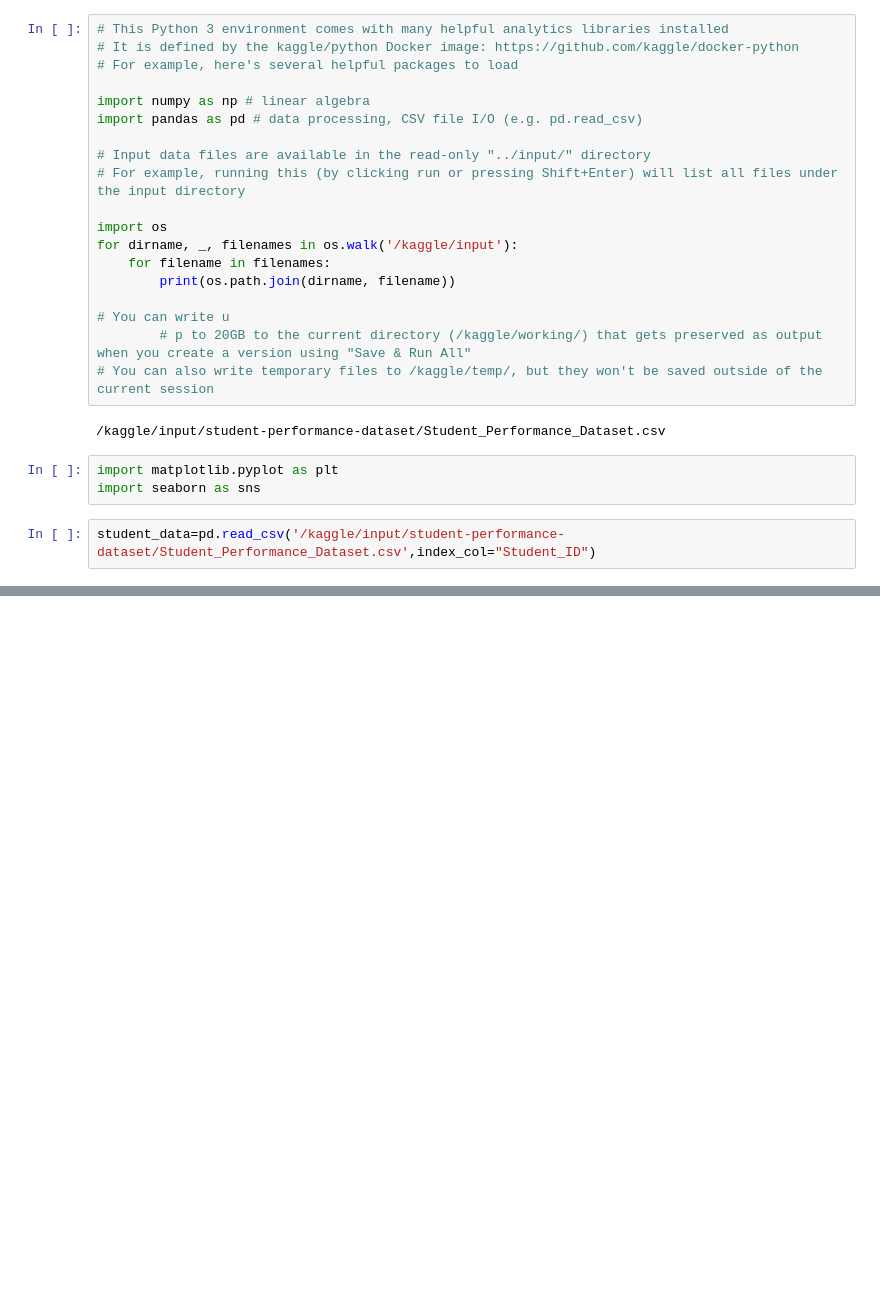
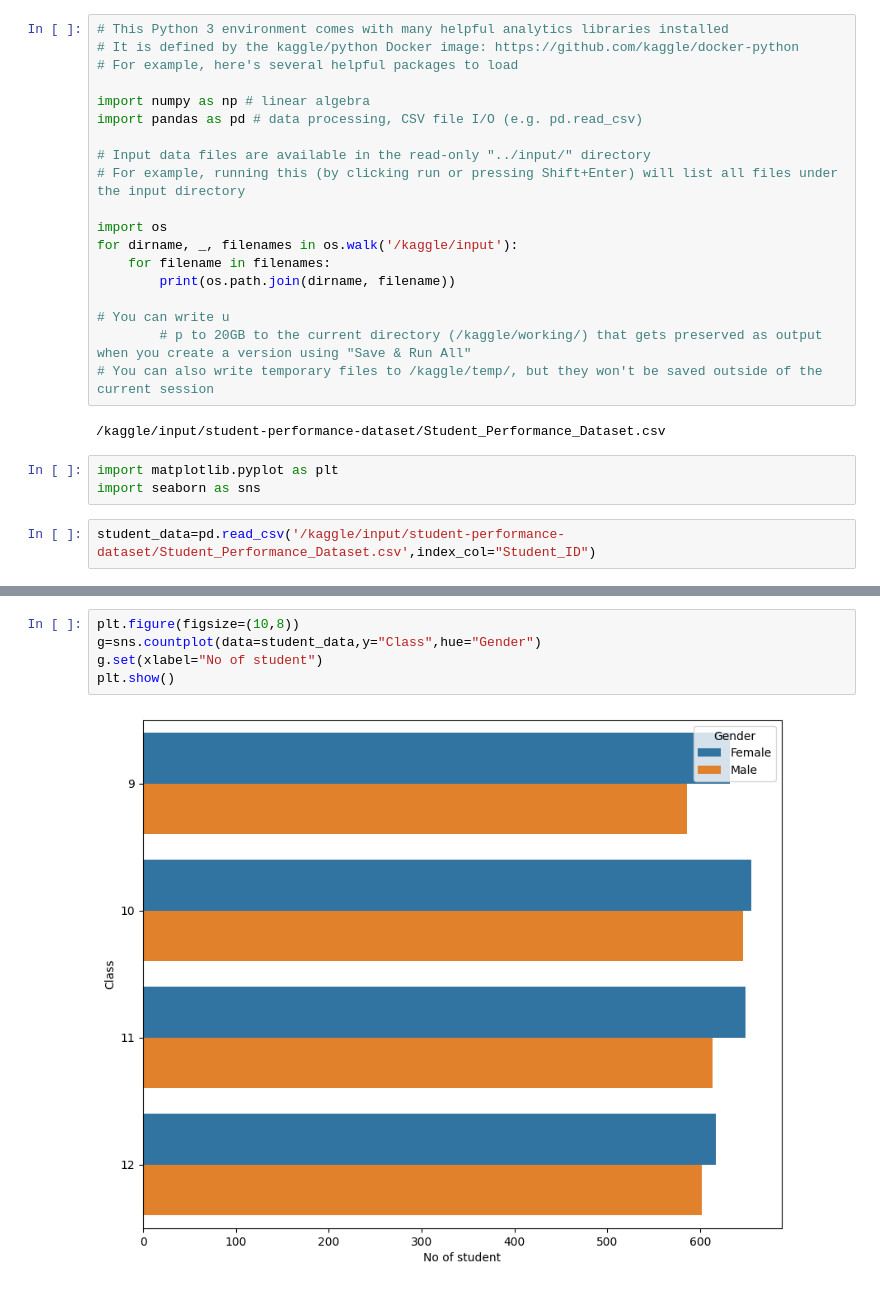
Before and after one commit to SagunBastola/Student_Performance_Dataset, a Jupyter notebook: exploratory-data-analylsis.ipynb, the cells around one changed output, grey strips where cells are left out. Cells and saved outputs as stored; diff of their text form; blank space fills up the shorter version.

```diff
--- a/exploratory-data-analylsis.ipynb
+++ b/exploratory-data-analylsis.ipynb
@@ -45,0 +123,7 @@ student_data
+# %%
+plt.figure(figsize=(10,8))
+g=sns.countplot(data=student_data,y="Class",hue="Gender")
+g.set(xlabel="No of student")
+plt.show()
+# %% [output]
+[figure, added]
```
Also changed, not shown: parts of 20 cells of this notebook.
